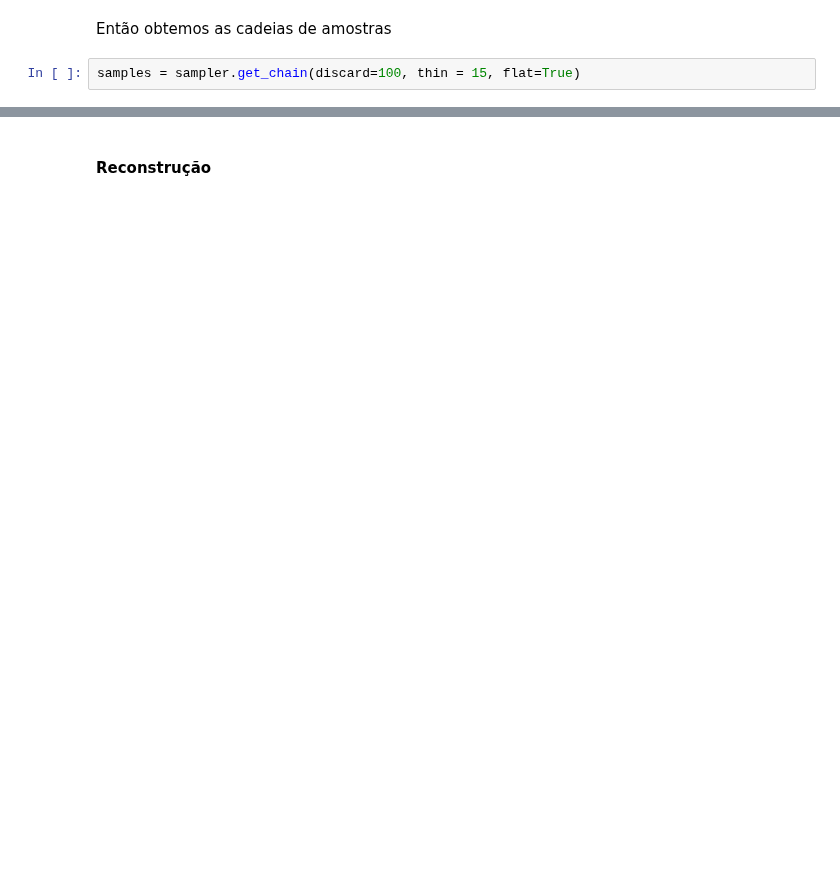
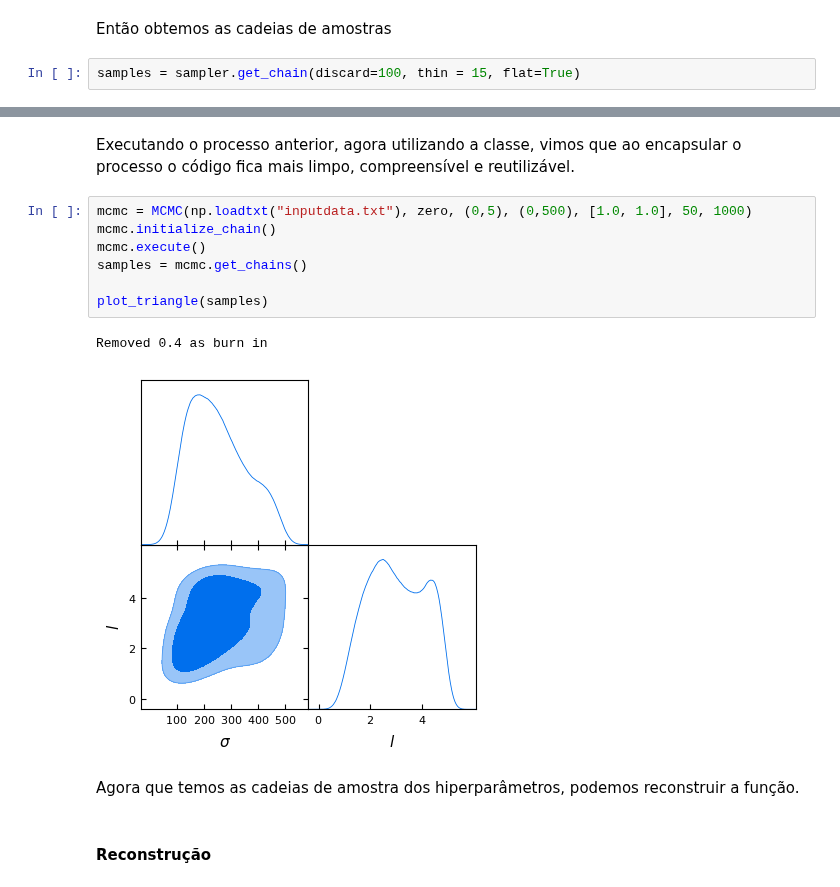
Before and after one commit to VicSanNun/HzRegression, a Jupyter notebook: main.ipynb, the cells around one changed output, grey strips where cells are left out. Drawn from its saved outputs; the diff is of its cells as text; blank space fills up the shorter version.

```diff
--- a/main.ipynb
+++ b/main.ipynb
@@ -375,3 +442,17 @@ Agora que temos as cadeias de amostra dos hiperparâmetros, podemos reconstruir
+# %% [markdown]
+Executando o processo anterior, agora utilizando a classe, vimos que ao encapsular o processo o código fica mais limpo, compreensível e reutilizável.
+# %%
+mcmc = MCMC(np.loadtxt("inputdata.txt"), zero, (0,5), (0,500), [1.0, 1.0], 50, 1000)
+mcmc.initialize_chain()
+mcmc.execute()
+samples = mcmc.get_chains()
+
+plot_triangle(samples)
+# %% [output]
+Removed 0.4 as burn in
+[figure, added]
+# %% [markdown]
+Agora que temos as cadeias de amostra dos hiperparâmetros, podemos reconstruir a função.
 # %% [markdown]
 #### Reconstrução
 # %% [markdown]
```
Also changed, not shown: parts of 30 cells of this notebook, 2 other files.
